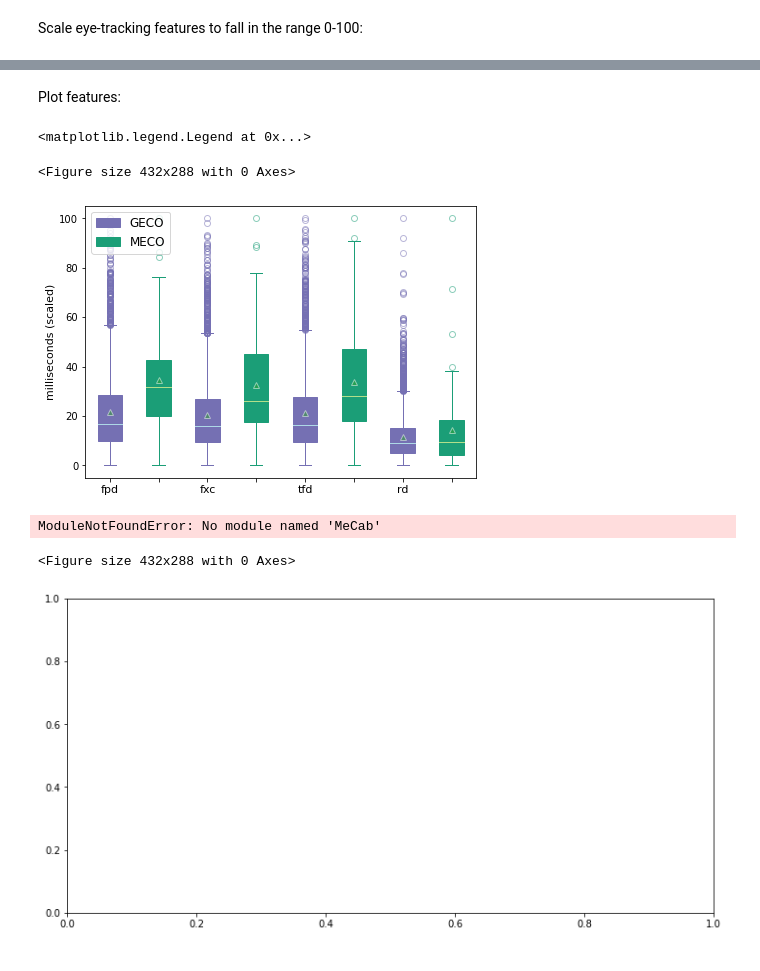
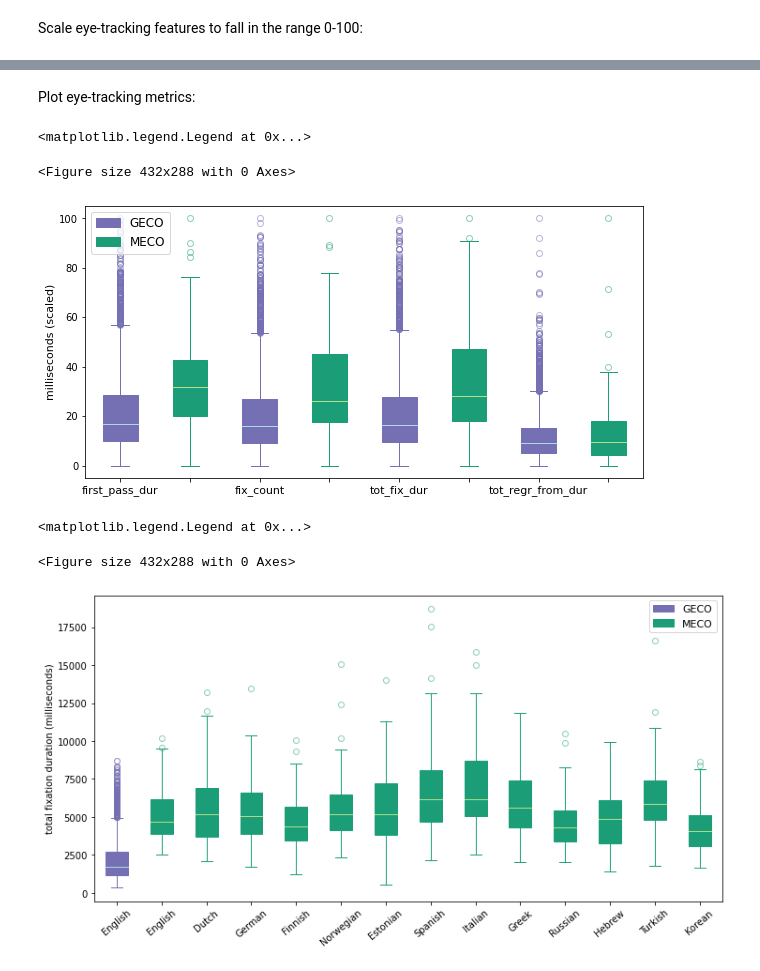
Before and after one commit to CharlottePouw/crosslingual-complexity-transfer, a Jupyter notebook: analysis/data-exploration.ipynb, the cells around one changed output, grey strips where cells are left out. Cells and saved outputs as stored; diff of their text form; code cells hidden in the pictures.

```diff
--- a/analysis/data-exploration.ipynb
+++ b/analysis/data-exploration.ipynb
@@ -162,11 +23,7 @@ def get_avg_word_length_with_punct(sentences):
 # %%
-geco_english['avg_token_freq'] = get_avg_token_freq(geco_english['text'].tolist(), 'English')
-geco_english['n_low_freq_words'] = get_n_low_freq_words(geco_english['text'].tolist(), 'English')
-geco_english['avg_word_length'] = get_avg_word_length_with_punct(geco_english['text'].tolist())
-
-# geco_dutch['avg_token_freq'] = get_avg_token_freq(geco_dutch['text'].tolist(), 'Dutch')
-# geco_dutch['n_low_freq_words'] = get_n_low_freq_words(geco_dutch['text'].tolist(), 'Dutch')
-# geco_dutch['avg_word_length'] = get_avg_word_length_with_punct(geco_dutch['text'].tolist())
+geco_data['avg_token_freq'] = get_avg_token_freq(geco_data['text'].tolist(), 'English')
+geco_data['n_low_freq_words'] = get_n_low_freq_words(geco_data['text'].tolist(), 'English')
+geco_data['avg_word_length'] = get_avg_word_length_with_punct(geco_data['text'].tolist())
 # %% [markdown]
 Scale eye-tracking features to fall in the range 0-100:
 # %%
@@ -226,7 +83,7 @@ def add_preds(df, language):
     tfd_preds=[]
     rd_preds=[]
 
-    with open(f'../results/eye-movement-prediction/preds_normal/preds_eval-meco-{language}_4.tsv', 'r') as infile:
+    with open(f'../results/preds_normal/preds_eval-meco-{language}_4.tsv', 'r') as infile:
         lines = infile.readlines()
         for line in lines:
             items = line.split('\t')
@@ -346,7 +150,4 @@ Combine the MECO languages into a single dataframe:
 # %%
-import os
-import pandas as pd
-
 def get_meco_df(language):
 
     path = f'../data/meco/files_per_language/{language}/test.tsv'
@@ -361,10 +162,7 @@ def get_meco_df(language):
             df['n_low_freq_words'] = get_n_low_freq_words(df['text'], language)
             df['avg_word_length'] = get_avg_word_length_with_punct(df['text'].tolist())
 
-        df = add_scaled_columns(df)
         df = df.rename(columns={'sent.nwords': 'token_count'})
         df = add_preds(df, language)
-#         df = add_preds_scrambled(df, language)
-#         df = add_preds_permuted(df, language)
 
     return df
@@ -389,15 +169,16 @@ meco_english
 # %% [markdown]
-Plot features:
+Plot eye-tracking metrics:
 # %%
 fig = plt.figure()
-fig, ax1 = plt.subplots(nrows=1, ncols=1, figsize=(7,5))
+fig, ax1 = plt.subplots(nrows=1, ncols=1, figsize=(10,5))
 
-et_metrics = ['fpd', 'fxc', 'tfd', 'rd']
+et_metrics = ['first_pass_dur', 'fix_count', 'tot_fix_dur', 'tot_regr_from_dur']
+meco_english = get_meco_df('English')
 
 results_list=[]
 labels=[]
 for metric in et_metrics:
-    results_list.append(geco_english[f'scaled_{metric}'].tolist())
+    results_list.append(geco_data[f'scaled_{metric}'].tolist())
     results_list.append(meco_english[f'scaled_{metric}'].tolist())
     labels.extend([metric, ''])
 
@@ -406,51 +187,44 @@ bplot1 = ax1.boxplot(results_list,
                      vert=True,  # vertical box alignment
                      patch_artist=True,  # fill with color
                      labels=labels,
-                     showfliers=True,
-                     showmeans=True)  # will be used to label x-ticks
+                     showfliers=True)
 
 # fill with colors
 colors = ['#7570b3', '#1b9e77'] * len(et_metrics)
 for patch, color in zip(bplot1['boxes'], colors):
     patch.set_facecolor(color)
     patch.set_edgecolor(color)
 
 for patch, color in zip(bplot1['fliers'], colors):
     patch.set_markeredgecolor(color)
-    patch.set_alpha(0.5)
-
-for patch, color in zip(bplot1['means'], colors):
-    patch.set_markeredgecolor('white')
     patch.set_alpha(0.5)
 
 colors = ['lightblue', '#b2df8a'] * len(et_metrics)
 for patch, color in zip(bplot1['medians'], colors):
      patch.set_color(color)
 
 colors = ['#7570b3', '#7570b3', '#1b9e77', '#1b9e77'] * len(et_metrics)
 for patch, color in zip(bplot1['whiskers'], colors):
     patch.set_color(color)
 
 for patch, color in zip(bplot1['caps'], colors):
     patch.set_color(color)
 
 plt.xticks(list(range(1, 9)), fontsize=11, horizontalalignment='center')
 plt.ylabel("milliseconds (scaled)", fontsize=11)
 plt.legend([bplot1["boxes"][0], bplot1["boxes"][1]], ['GECO', 'MECO'], loc='upper left', prop={'size': 12})
 # %% [output]
 <matplotlib.legend.Legend at 0x...>
 <Figure size 432x288 with 0 Axes>
-[figure, old version]
+[figure, new version]
 # %%
-import matplotlib.pyplot as plt
-
 fig = plt.figure()
 fig, ax1 = plt.subplots(nrows=1, ncols=1, figsize=(12,6))
 
 languages = ['English', 'Dutch', 'German', 'Finnish', 'Norwegian', 'Estonian', 'Spanish', 'Italian', 'Greek', 'Russian', 'Hebrew', 'Turkish', 'Korean']
 
 #tfd_list = [geco_dutch['tot_fix_dur'].tolist(), geco_english['tot_fix_dur'].tolist()]
-tfd_list = [geco_english['tot_fix_dur'].tolist()]
+tfd_list = [geco_data['tot_fix_dur'].tolist()]
 for lang in languages:
     df = get_meco_df(lang)
     tfd_list.append(df['tot_fix_dur'].tolist())
@@ -490,9 +264,9 @@ plt.xticks(rotation=40)
 plt.ylabel("total fixation duration (milliseconds)")
 plt.legend([bplot1["boxes"][0], bplot1["boxes"][2]], ['GECO', 'MECO'], loc='upper right', prop={'size': 11})
 
-plt.savefig('tfd-distribution-all.pdf', dpi=300, bbox_inches='tight')
+#plt.savefig('tfd-distribution-all.pdf', dpi=300, bbox_inches='tight')
 # %% [output]
-ModuleNotFoundError: No module named 'MeCab'
+<matplotlib.legend.Legend at 0x...>
 <Figure size 432x288 with 0 Axes>
-[figure, old version]
+[figure, new version]
 # %%
```
Also changed, not shown: parts of 39 cells of this notebook, 7 other files.
